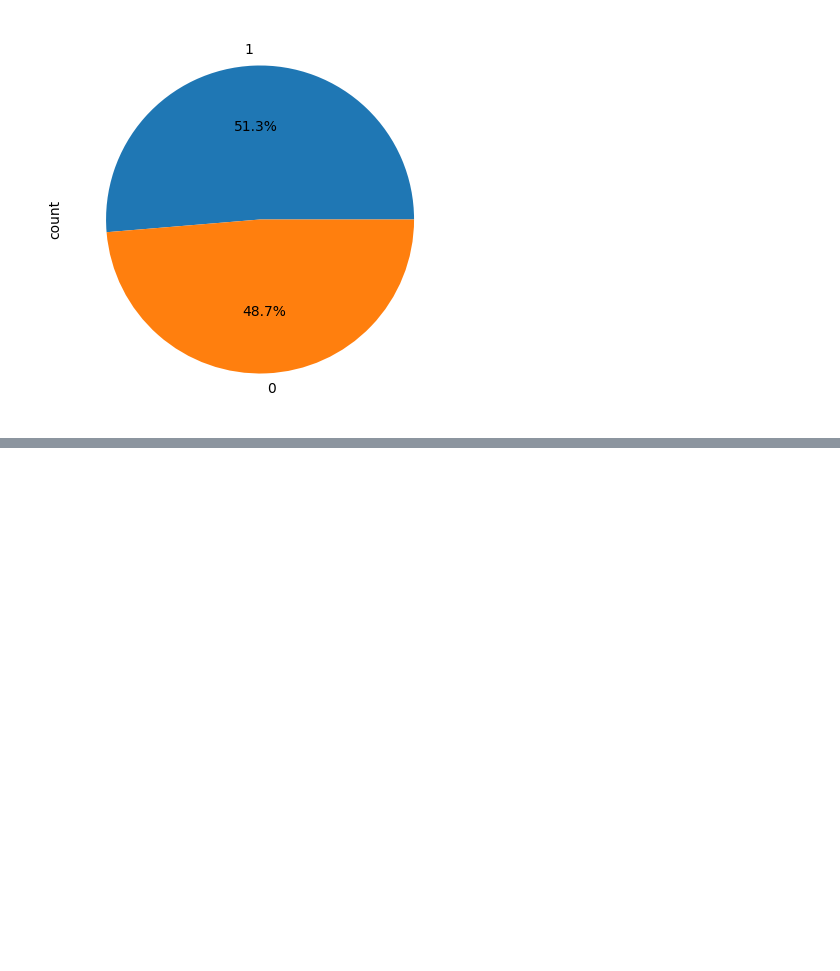
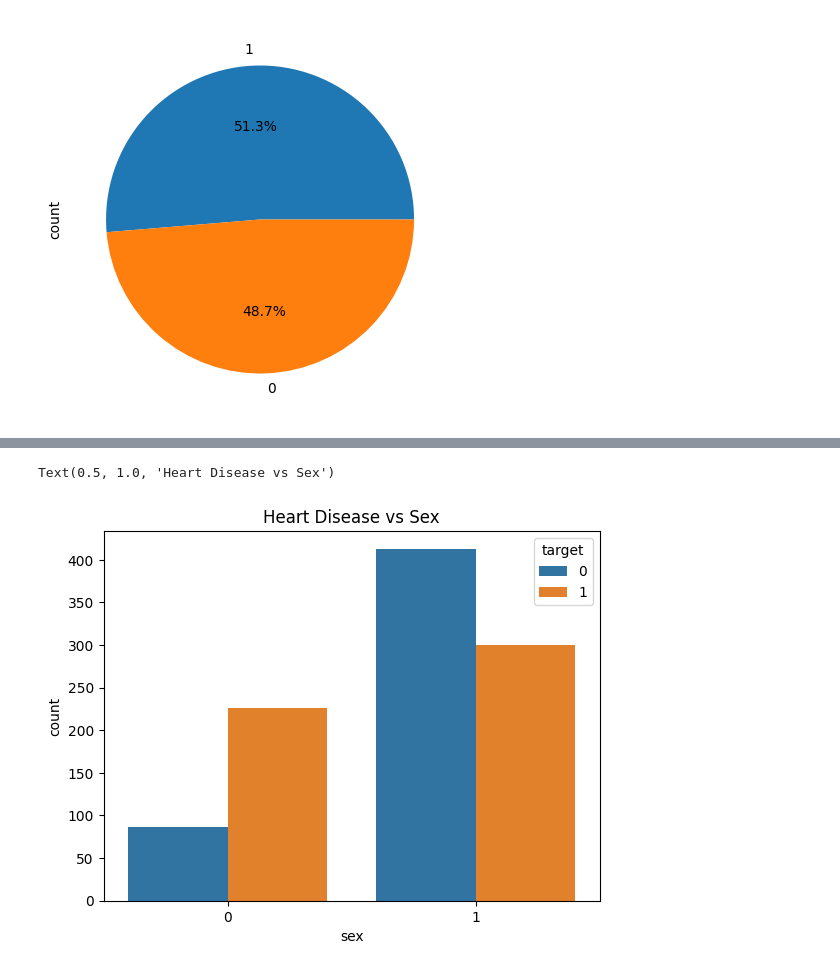
Before and after one commit to ShishirGTM32/Realtime-Disease-Diagnosis, a Jupyter notebook: heart_preprocessing.ipynb, the cells around one changed output, grey strips where cells are left out. Saved outputs shown, nothing was run; the diff lists cells and outputs as text; code cells hidden in the pictures; blank space fills up the shorter version.

```diff
--- a/heart_preprocessing.ipynb
+++ b/heart_preprocessing.ipynb
@@ -65,0 +92,5 @@ TypeError: 'Text' object is not callable
+# %%
+sns.countplot(x='sex', data=df, hue = 'target').set_title("Heart Disease vs Sex")
+# %% [output]
+Text(0.5, 1.0, 'Heart Disease vs Sex')
+[figure, added]
```
Also changed, not shown: parts of 25 cells of this notebook.
